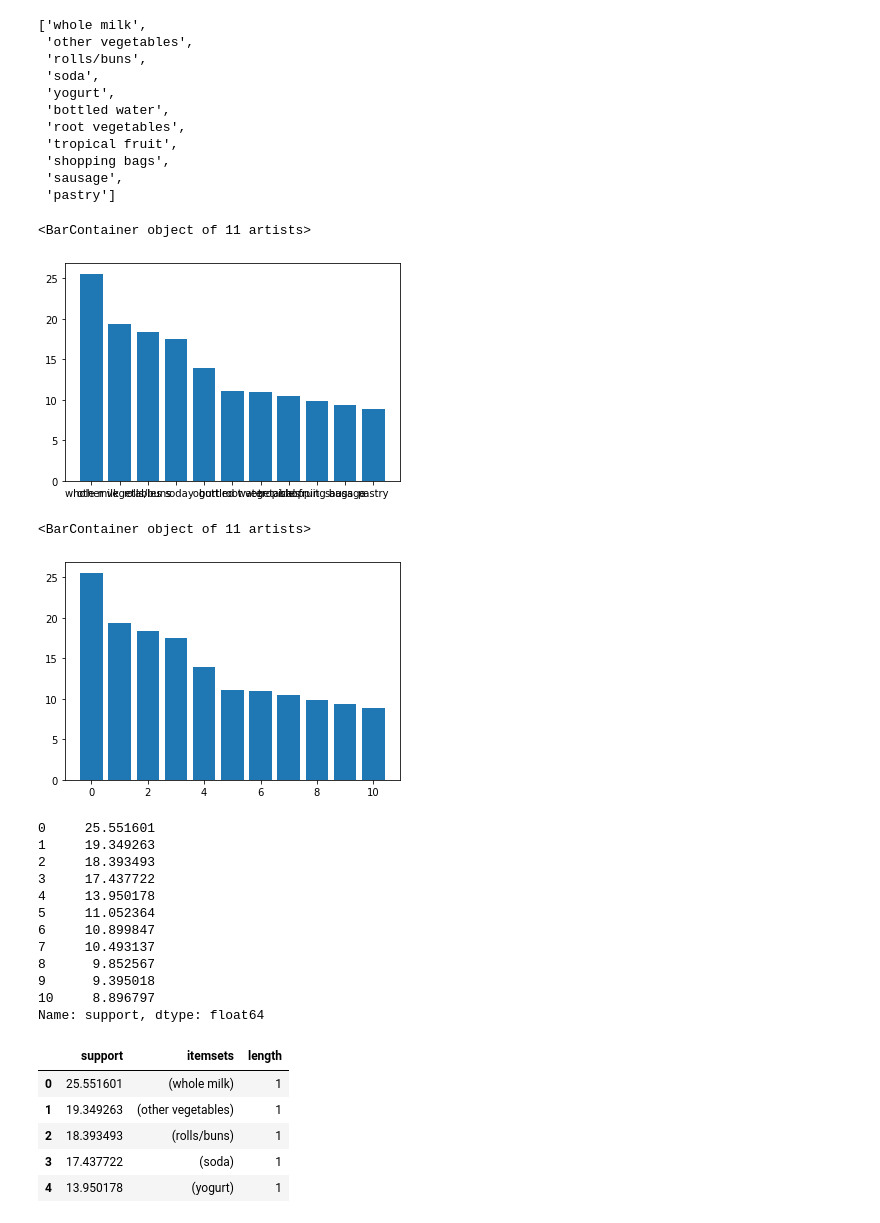
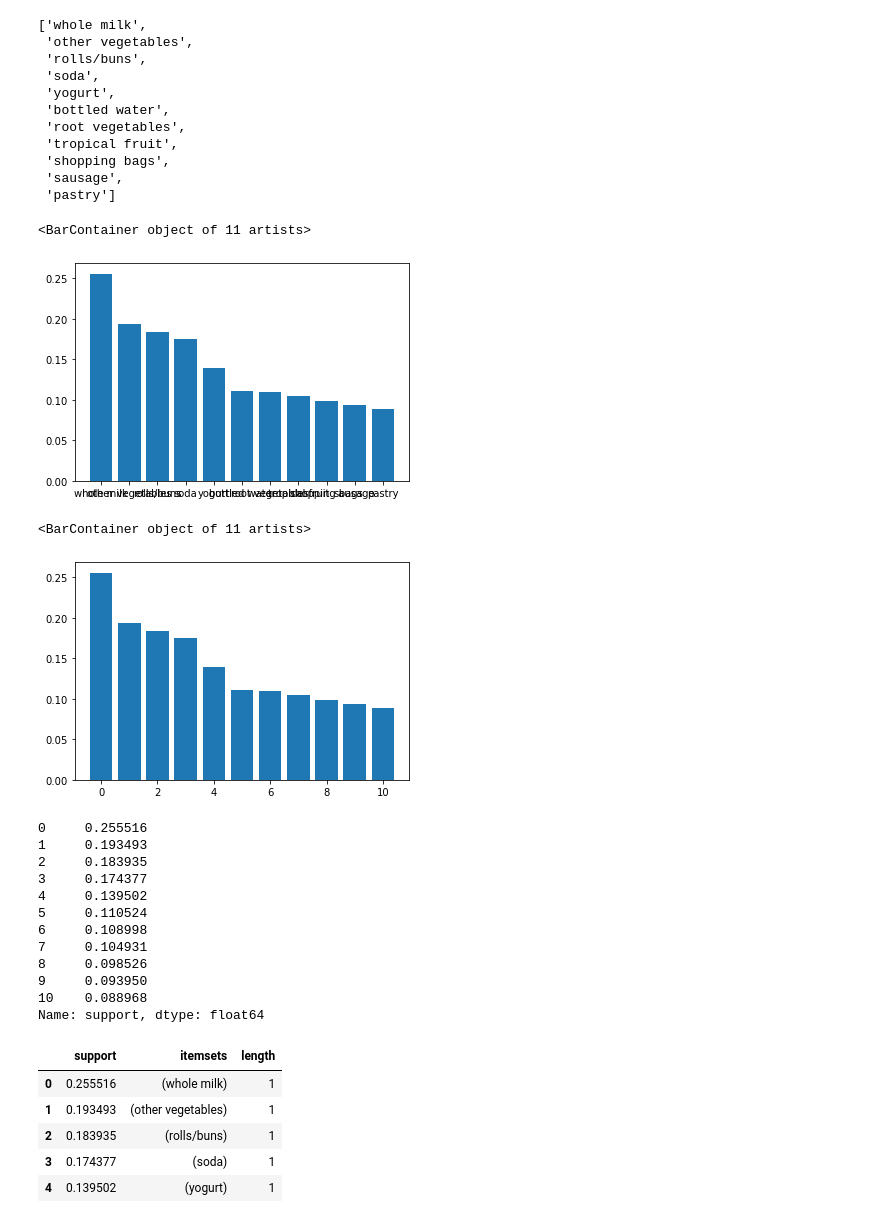
Before and after one commit to Smit131/DS-assignments-python, a Jupyter notebook: Association rule/jupytercode.ipynb, the cells around one changed output. Drawn from its saved outputs; the diff is of its cells as text; code cells hidden in the pictures.

```diff
--- a/Association rule/jupytercode.ipynb
+++ b/Association rule/jupytercode.ipynb
@@ -67,4 +69,4 @@ dataf.head(5)
 # %%
-freq_items = apriori(dataf , min_support = 0.015 , max_len = 8 , use_colnames = True )
+freq_items = apriori(dataf , min_support = 0.005 , max_len = 4 , use_colnames = True )
 freq_items.shape
 # %% [output]
@@ -73,4 +75,3 @@ freq_items.shape
 #DataFrame.sort_values(by, axis=0, ascending=True, inplace=False, kind='quicksort', na_position='last', ignore_index=False, key=None)[source]
 # %%
 fia  =  freq_items.sort_values(by = "support" , ascending = False , ignore_index = True)
-fia["support"] = fia["support"].apply(lambda x: x*100)
@@ -76,0 +92,3 @@ fia["support"] = fia["support"].apply(lambda x: x*100)
+# %%
+fia1 =  fia
+fia1["support"].apply(lambda x: x*100)
@@ -102,26 +133,26 @@ dl = list(",".join(list(i)) for i in fia['itemsets'].head(11))
 # %%
-plt.bar(x = dl,height = fia.support[0:11])
+plt.bar(x = dl,height = fia1.support[0:11])
 # need to work on making bar graph more wide for name to be seen
 # %% [output]
 <BarContainer object of 11 artists>
-[figure, old version]
+[figure, new version]
 # %%
-plt.bar(x = list(range(11)),height = fia.support[0:11]  )
+plt.bar(x = list(range(11)),height = fia1.support[0:11]  )
 # %% [output]
 <BarContainer object of 11 artists>
-[figure, old version]
+[figure, new version]
 # %%
-fia.support[0:11]
+fia1.support[0:11]
 # %% [output]
-0     25.551601
-1     19.349263
-2     18.393493
-3     17.437722
-4     13.950178
-5     11.052364
-6     10.899847
-7     10.493137
-8      9.852567
-9      9.395018
-10     8.896797
+0     0.255516
+1     0.193493
+2     0.183935
+3     0.174377
+4     0.139502
+5     0.110524
+6     0.108998
+7     0.104931
+8     0.098526
+9     0.093950
+10    0.088968
 Name: support, dtype: float64
@@ -131,11 +164,11 @@ fia["length"] = fia["itemsets"].apply(lambda x : len(x))
 # %%
-fia.head(5)
+fia2.head(5)
 # %% [output]
 |  | support | itemsets | length |
-| 0 | 25.551601 | (whole milk) | 1 |
-| 1 | 19.349263 | (other vegetables) | 1 |
-| 2 | 18.393493 | (rolls/buns) | 1 |
-| 3 | 17.437722 | (soda) | 1 |
-| 4 | 13.950178 | (yogurt) | 1 |
+| 0 | 0.255516 | (whole milk) | 1 |
+| 1 | 0.193493 | (other vegetables) | 1 |
+| 2 | 0.183935 | (rolls/buns) | 1 |
+| 3 | 0.174377 | (soda) | 1 |
+| 4 | 0.139502 | (yogurt) | 1 |
 # %%
 # now lets see for length = 2 and highest support top 5
```
Also changed, not shown: parts of 30 cells of this notebook, 1 other file.
